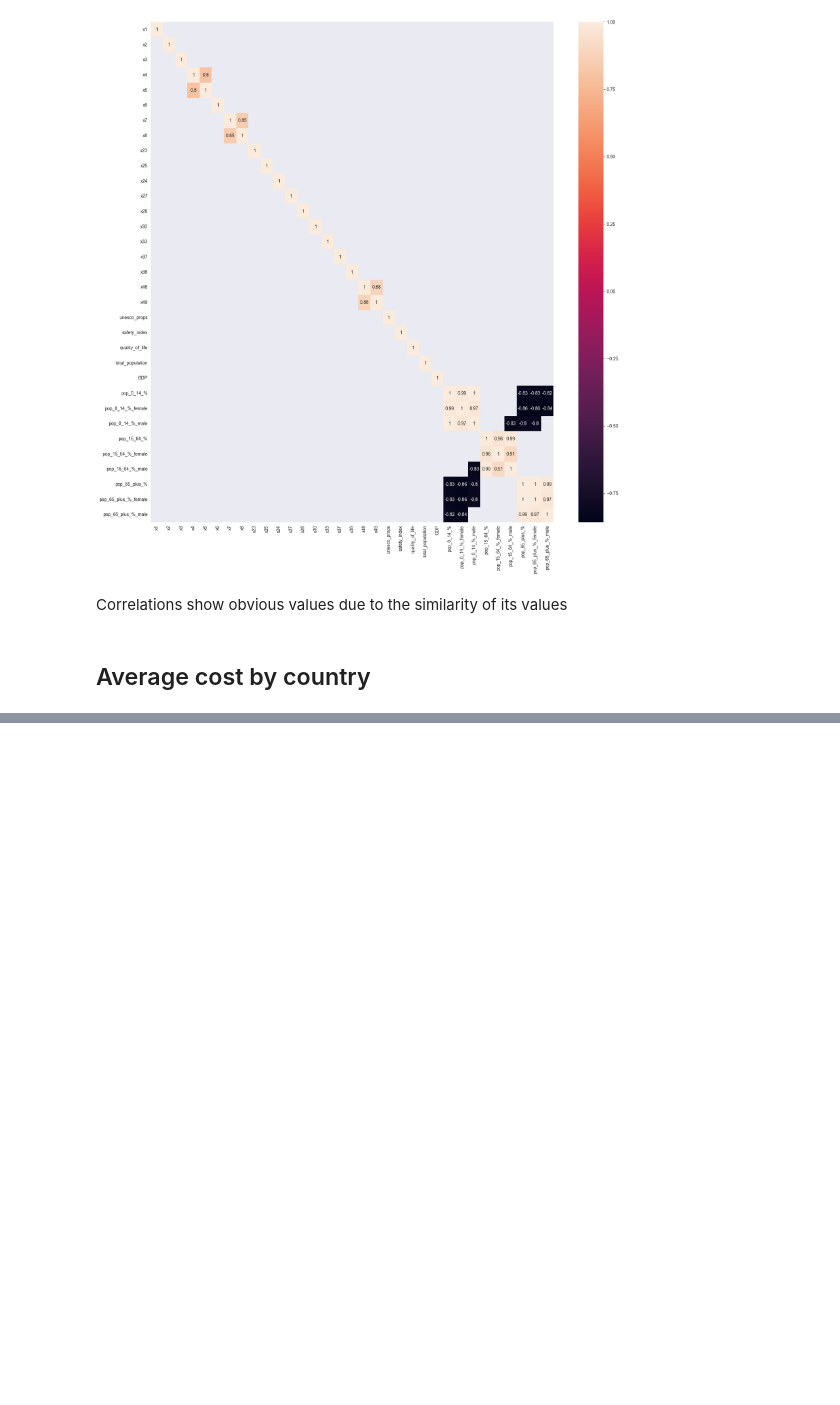
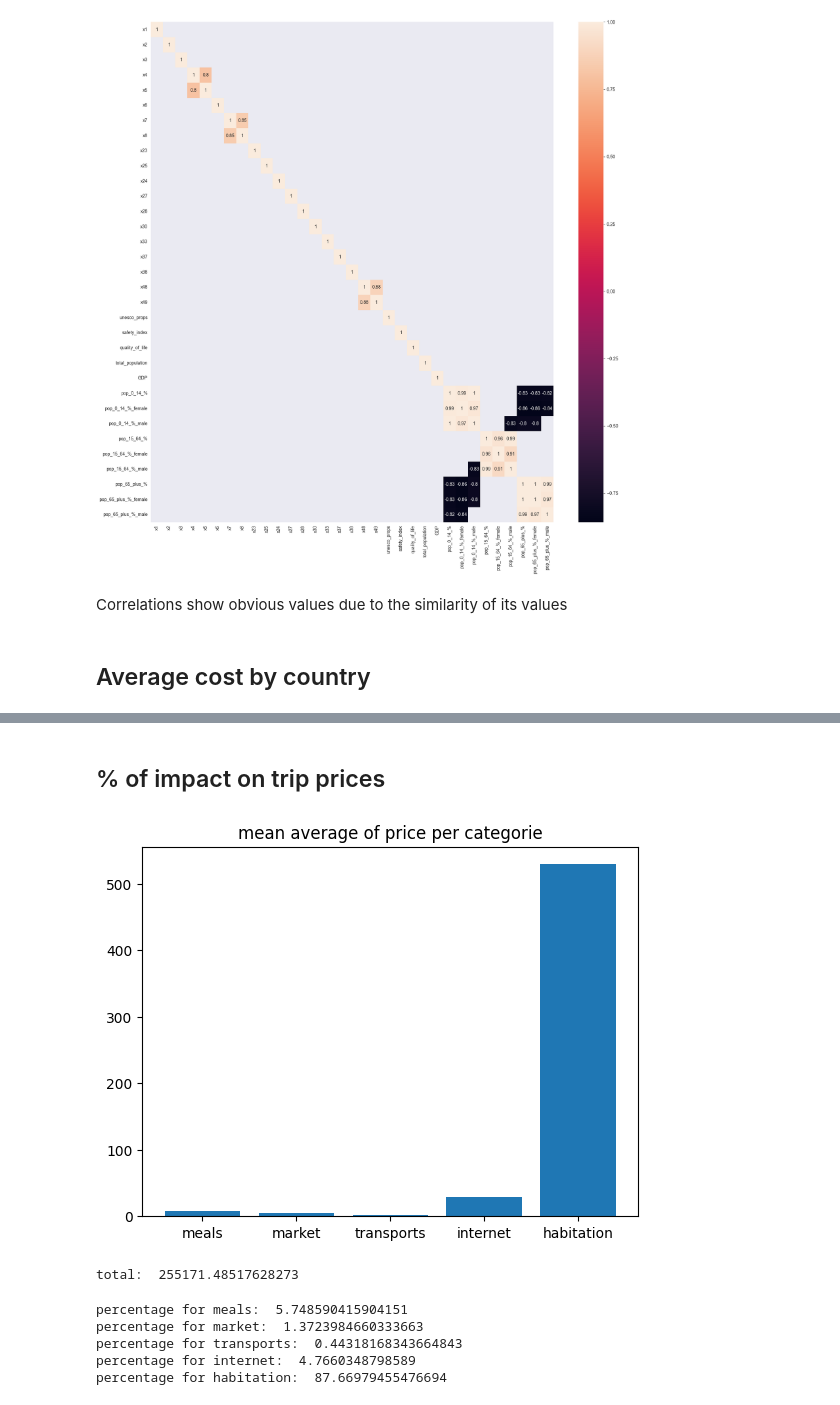
Before and after one commit to Sircarrasco/VAD.PROJETO, a Jupyter notebook: src/tst/dataset_analysis.ipynb, the cells around one changed output, grey strips where cells are left out. Saved outputs shown, nothing was run; the diff lists cells and outputs as text; code cells hidden in the pictures; blank space fills up the shorter version.

```diff
--- a/src/tst/dataset_analysis.ipynb
+++ b/src/tst/dataset_analysis.ipynb
@@ -292,0 +206,61 @@ fig.show()
+# %% [markdown]
+## % of impact on trip prices
+# %%
+# Extract the columns from the dataset and put them into categories
+meals = [1, 2, 3, 4, 5, 6, 7, 8]
+market = [9, 10, 11, 12]
+transports = [13, 14, 15]
+internet = [16, 17]
+habitation = [18, 19]
+
+# plot the mean of each categorie
+# create a list of values to plot
+values = [data.iloc[:,meals].mean().mean(),
+          data.iloc[:,market].mean().mean(),
+          data.iloc[:,transports].mean().mean(),
+          data.iloc[:,internet].mean().mean(),
+          data.iloc[:,habitation].mean().mean()]
+
+# create a list of labels for each value
+labels = ["meals", "market", "transports", "internet", "habitation"]
+
+# create a bar plot
+plt.bar(labels, values)
+
+# add a title to the chart
+plt.title('mean average of price per categorie')
+
+# show the chart
+plt.show()
+# %% [output]
+[figure, added]
+# %%
+perc_meals      = data.iloc[:,meals].sum().sum()
+perc_market     = data.iloc[:,market].sum().sum()
+perc_transports = data.iloc[:,transports].sum().sum()
+perc_internet   = data.iloc[:,internet].sum().sum()
+perc_habitation = data.iloc[:,habitation].sum().sum()
+
+total = perc_meals + perc_market + perc_transports + perc_internet + perc_habitation
+print("total: ", total)
+
+perc_meals       = 100 * perc_meals      / total
+perc_market      = 100 * perc_market     / total
+perc_transports  = 100 * perc_transports / total
+perc_internet    = 100 * perc_internet   / total
+perc_habitation  = 100 * perc_habitation / total
+# %% [output]
+total:  255171.48517628273
+# %%
+# printing the categories percentage
+print("percentage for meals: "      , perc_meals)
+print("percentage for market: "     , perc_market)
+print("percentage for transports: " , perc_transports)
+print("percentage for internet: "   , perc_internet)
+print("percentage for habitation: " , perc_habitation)
+# %% [output]
+percentage for meals:  5.748590415904151
+percentage for market:  1.3723984660333663
+percentage for transports:  0.44318168343664843
+percentage for internet:  4.7660348798589
+percentage for habitation:  87.66979455476694
```
Also changed, not shown: parts of 19 cells of this notebook, 1 other file.
